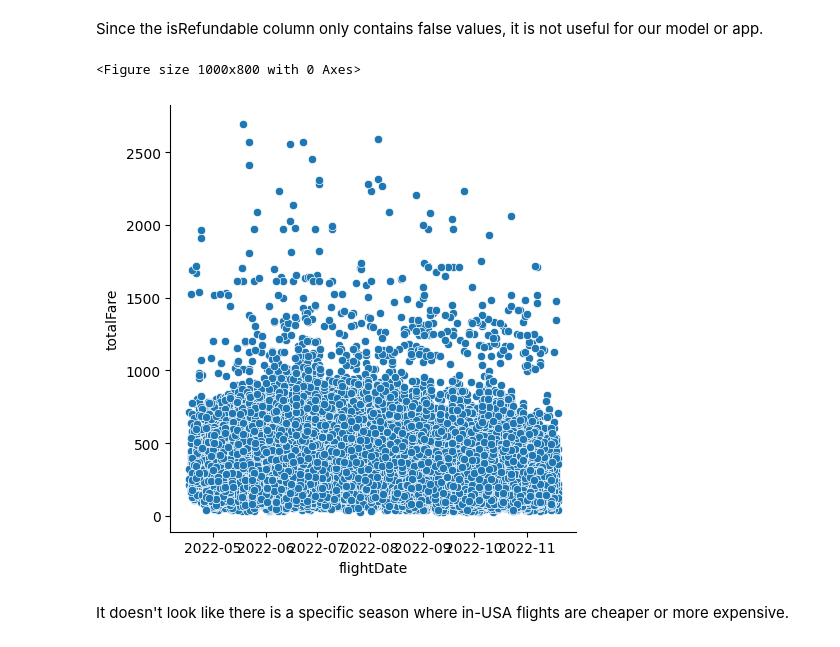
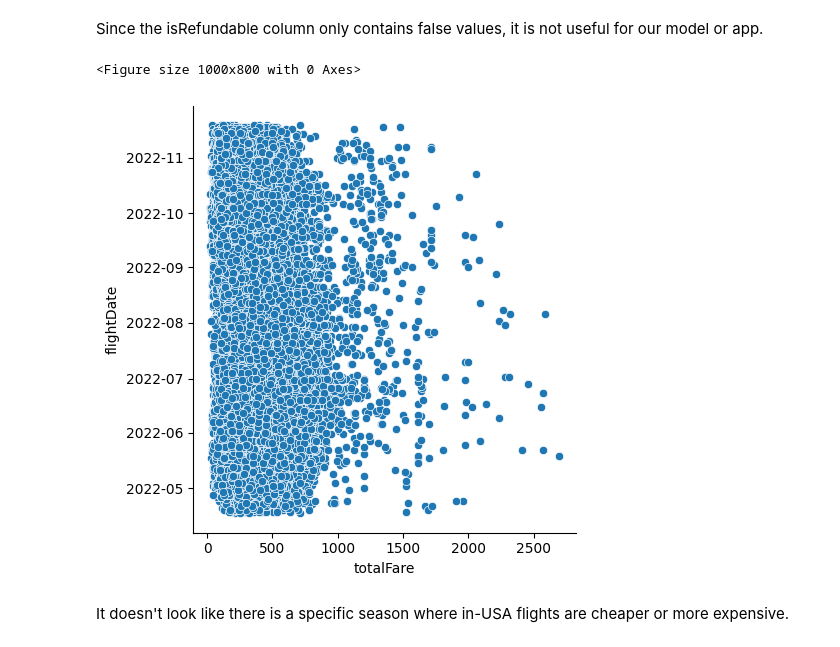
Before and after one commit to maria-pigazzi/flight-predictions-project, a Jupyter notebook: src/explore.ipynb, the cells around one changed output. Saved outputs shown, nothing was run; the diff lists cells and outputs as text; code cells hidden in the pictures.

```diff
--- a/src/explore.ipynb
+++ b/src/explore.ipynb
@@ -1083,12 +1083,12 @@ Name: count, dtype: int64
 Since the isRefundable column only contains false values, it is not useful for our model or app.
 # %%
 plt.figure(figsize = (10, 8))
-sns.relplot(data = data_eda, x = "flightDate", y = "totalFare")
+sns.relplot(data = data_eda, x = "totalFare", y = "flightDate")
 
 plt.show()
 # %% [output]
 <Figure size 1000x800 with 0 Axes>
-[figure, old version]
+[figure, new version]
 # %% [markdown]
 It doesn't look like there is a specific season where in-USA flights are cheaper or more expensive.
 # %%
```
